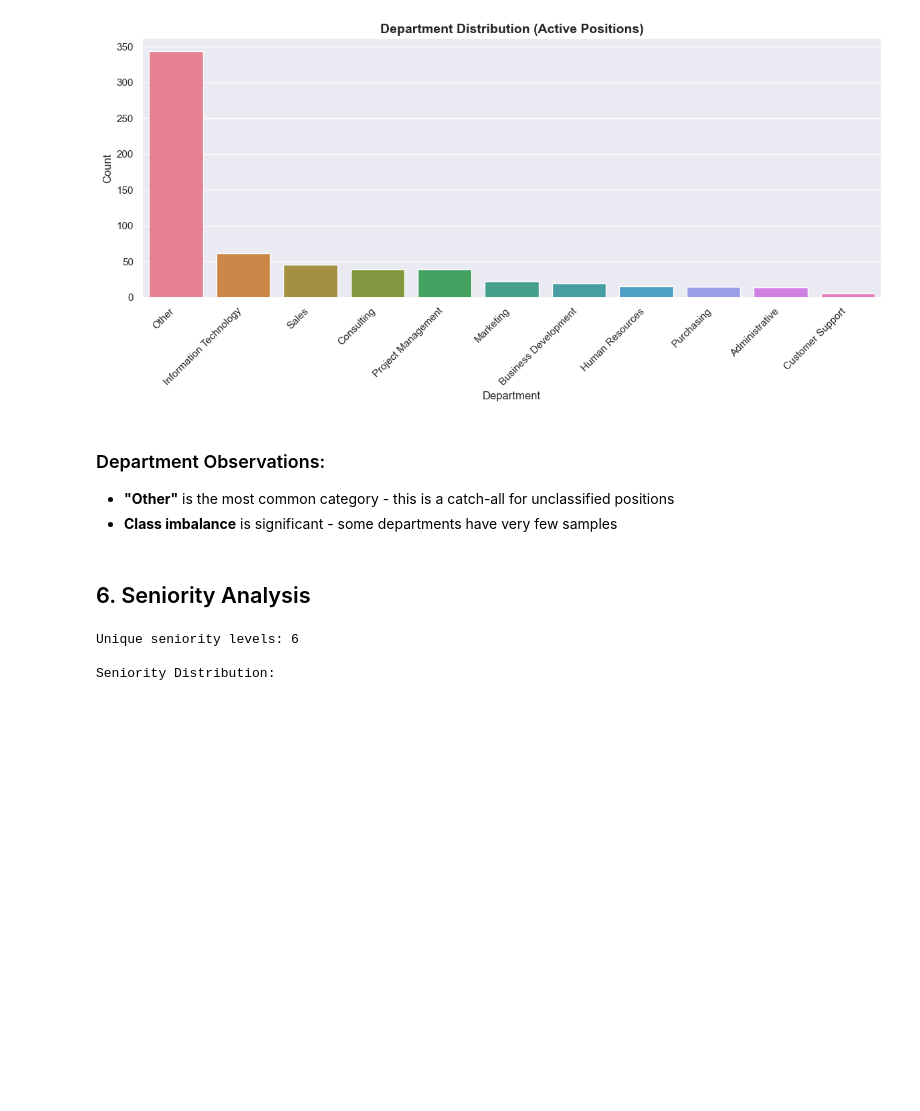
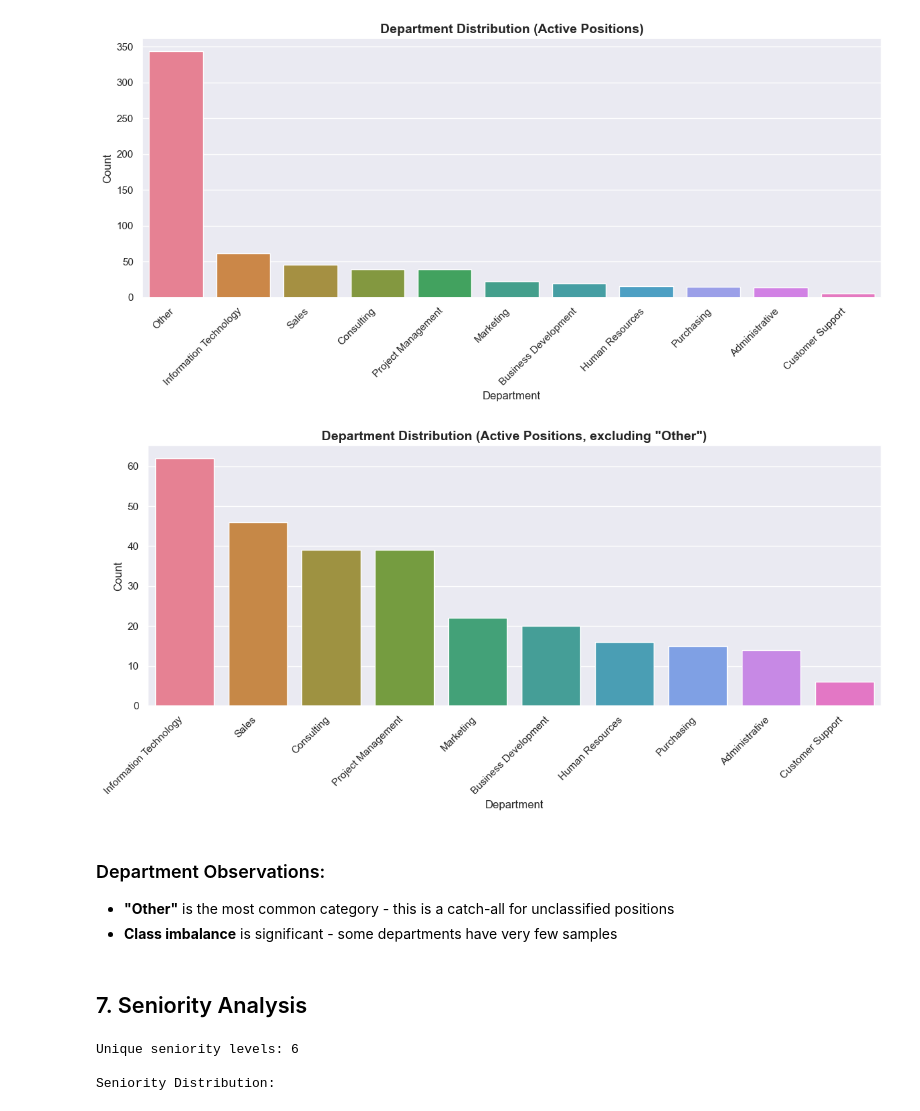
Before and after one commit to Julster35/BuzzwordLearner, a Jupyter notebook: notebooks/01_eda.ipynb, the cells around one changed output. Drawn from its saved outputs; the diff is of its cells as text; code cells hidden in the pictures; blank space fills up the shorter version.

```diff
--- a/notebooks/01_eda.ipynb
+++ b/notebooks/01_eda.ipynb
@@ -387,12 +445,27 @@ plt.savefig('../reports/figures/department_distribution.png', dpi=150)
 plt.show()
 # %% [output]
 [figure]
+# %%
+# Visualize department distribution without "Other" category
+dept_counts_no_other = dept_counts[dept_counts.index != 'Other']
+
+plt.figure(figsize=(12, 6))
+sns.barplot(x=dept_counts_no_other.index, y=dept_counts_no_other.values, hue=dept_counts_no_other.index, palette='husl', legend=False)
+plt.title('Department Distribution (Active Positions, excluding "Other")', fontsize=14, fontweight='bold')
+plt.xlabel('Department')
+plt.ylabel('Count')
+plt.xticks(rotation=45, ha='right')
+plt.tight_layout()
+plt.savefig('../reports/figures/department_distribution_no_other.png', dpi=150)
+plt.show()
+# %% [output]
+[figure, added]
 # %% [markdown]
 ### Department Observations:
 - **"Other"** is the most common category - this is a catch-all for unclassified positions
 - **Class imbalance** is significant - some departments have very few samples
 # %% [markdown]
-## 6. Seniority Analysis
+## 7. Seniority Analysis
 # %%
 # Seniority distribution
 seniority_counts = df_active['seniority'].value_counts()
```
Also changed, not shown: parts of 43 cells of this notebook, 9 other files.
